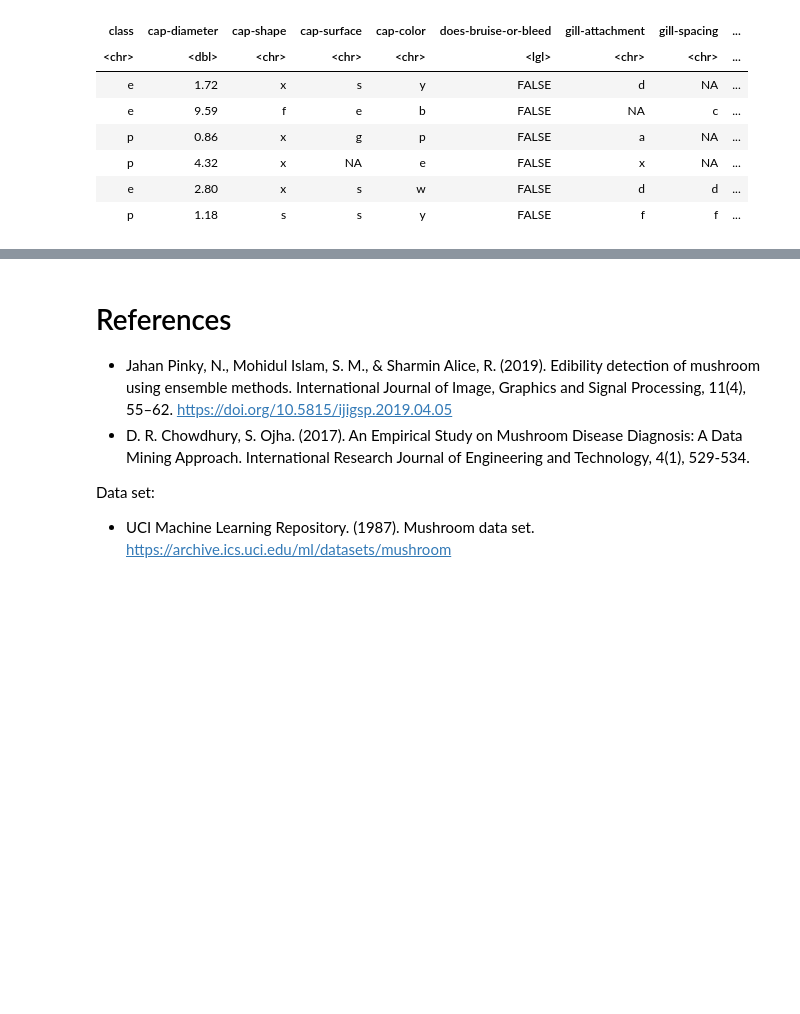
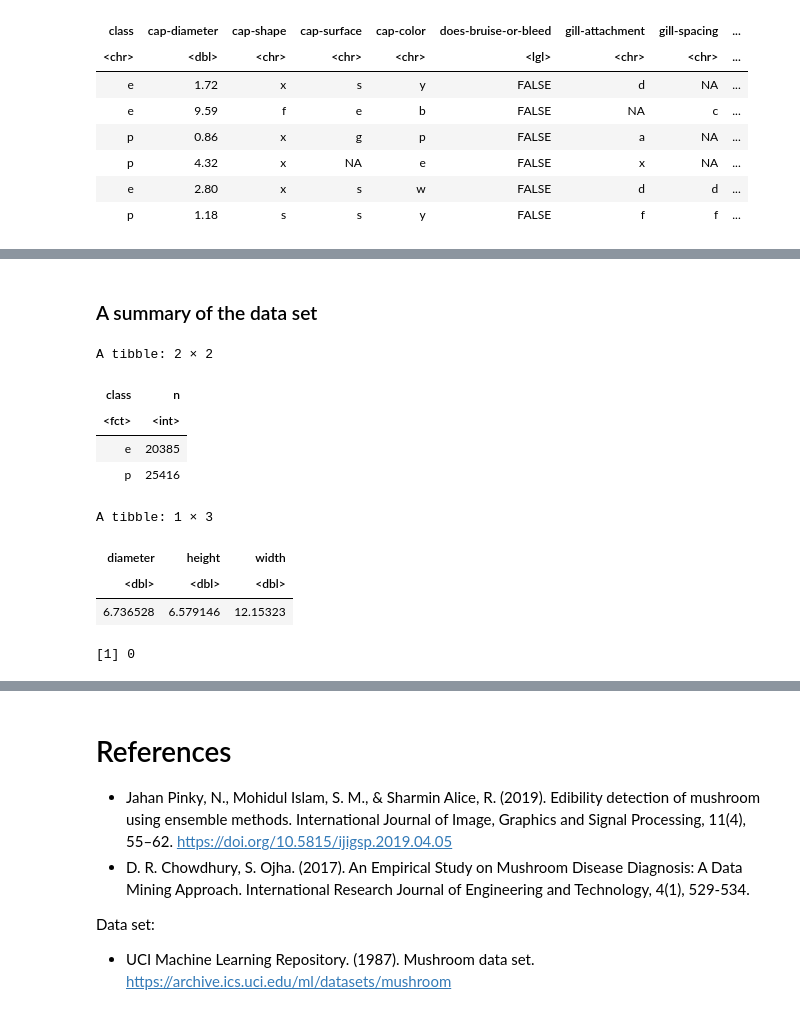
Before and after one commit to ciciliujx/DSCI100-Project, a Jupyter notebook: project.ipynb, the cells around one changed output, grey strips where cells are left out. Saved outputs shown, nothing was run; the diff lists cells and outputs as text; code cells hidden in the pictures; blank space fills up the shorter version.

```diff
--- a/project.ipynb
+++ b/project.ipynb
@@ -76,0 +82,31 @@ A tibble: 6 × 4
+# %% [markdown]
+### A summary of the data set
+# %%
+#This table reports the number of observations in each class
+summarize_mushroom <- mushroom_training |>
+    group_by(class) |>
+    summarize(n = n())
+summarize_mushroom
+
+#This table gives the means of the predictor variables in our analysis
+means_mushroom <- mushroom_training |>
+    select(-class) |>
+    map_df(mean)
+    means_mushroom
+
+#This calculates the number of rows that have missing data
+missing_data <- mushroom_training |>
+    filter(is.na(class) || is.na(diameter) || is.na(height) || is.na(width)) |>
+    nrow()
+missing_data
+# %% [output]
+A tibble: 2 × 2
+| class | n |
+| <fct> | <int> |
+| e | 20385 |
+| p | 25416 |
+A tibble: 1 × 3
+| diameter | height | width |
+| <dbl> | <dbl> | <dbl> |
+| 6.736528 | 6.579146 | 12.15323 |
+[1] 0
```
Also changed, not shown: parts of 9 cells of this notebook.
